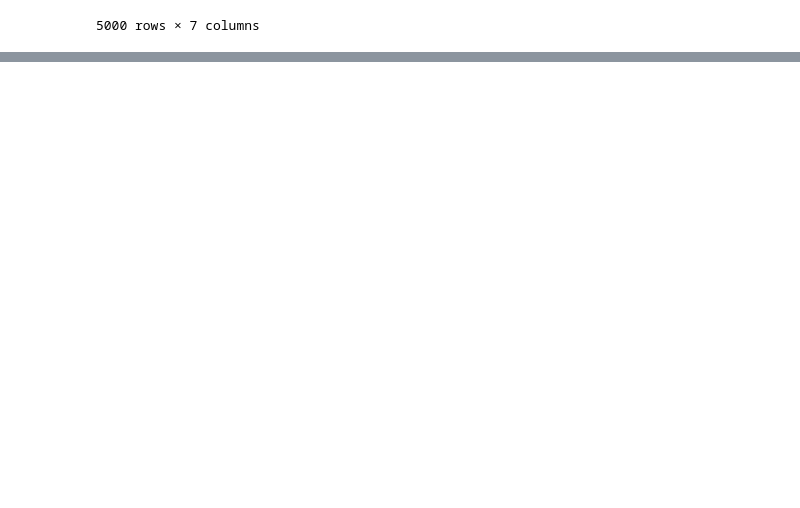
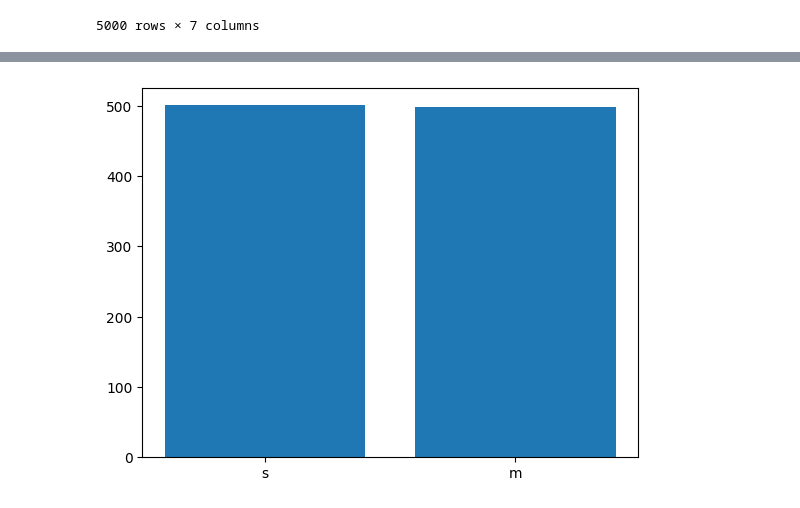
Before and after one commit to masi9596/masi9596, a Jupyter notebook: masi9596.ipynb, the cells around one changed output, grey strips where cells are left out. Drawn from its saved outputs; the diff is of its cells as text; code cells hidden in the pictures; blank space fills up the shorter version.

```diff
--- a/masi9596.ipynb
+++ b/masi9596.ipynb
@@ -104,0 +202,11 @@ df
+# %%
+s=df[df["Rating"]>=7]
+m=df[df["Rating"]<7]
+# %%
+import matplotlib.pyplot as plt
+e=["s","m"]
+w=[len(s),len(m)]
+plt.bar(e,w)
+plt.show()
+# %% [output]
+[figure, added]
```
Also changed, not shown: parts of 9 cells of this notebook.
